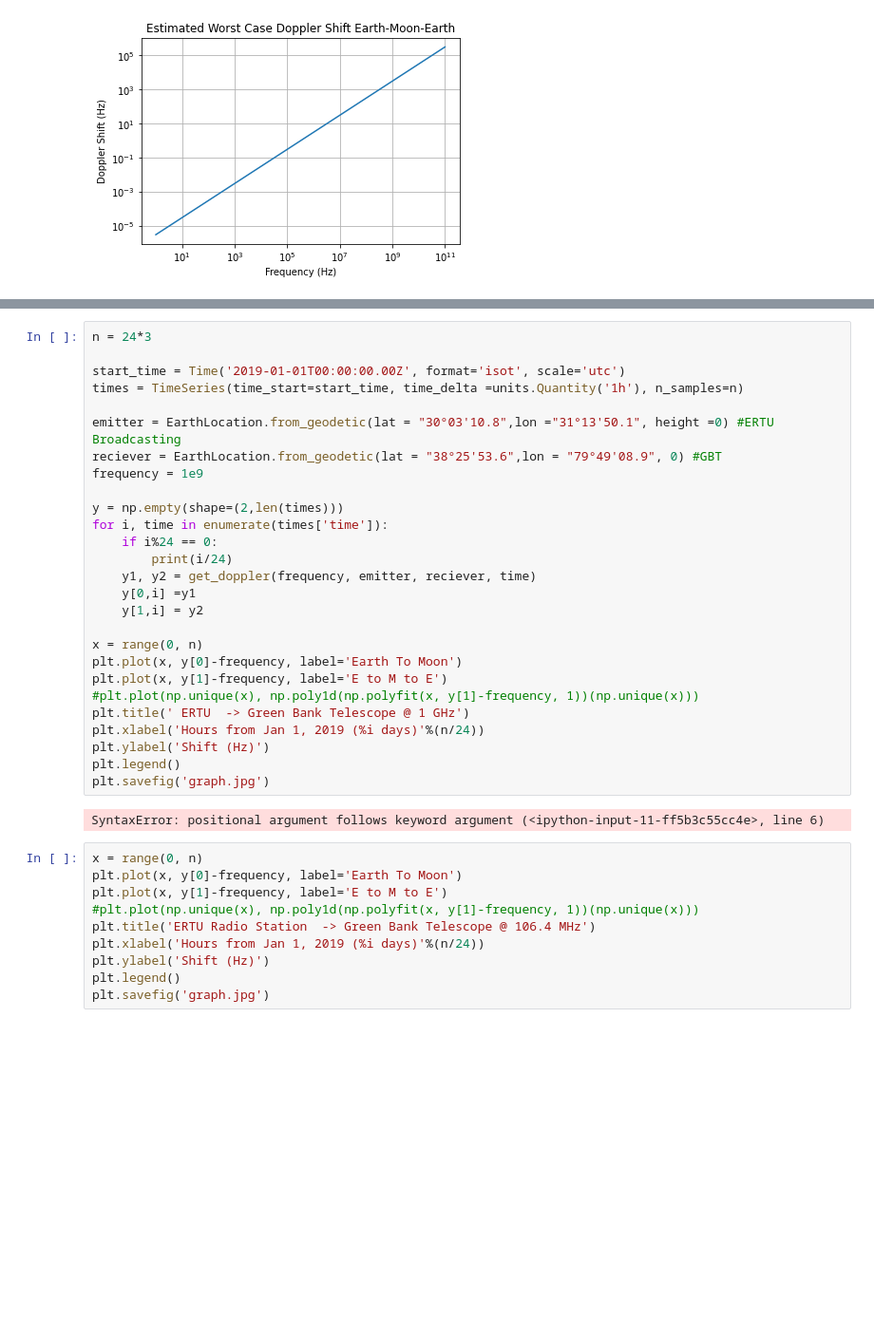
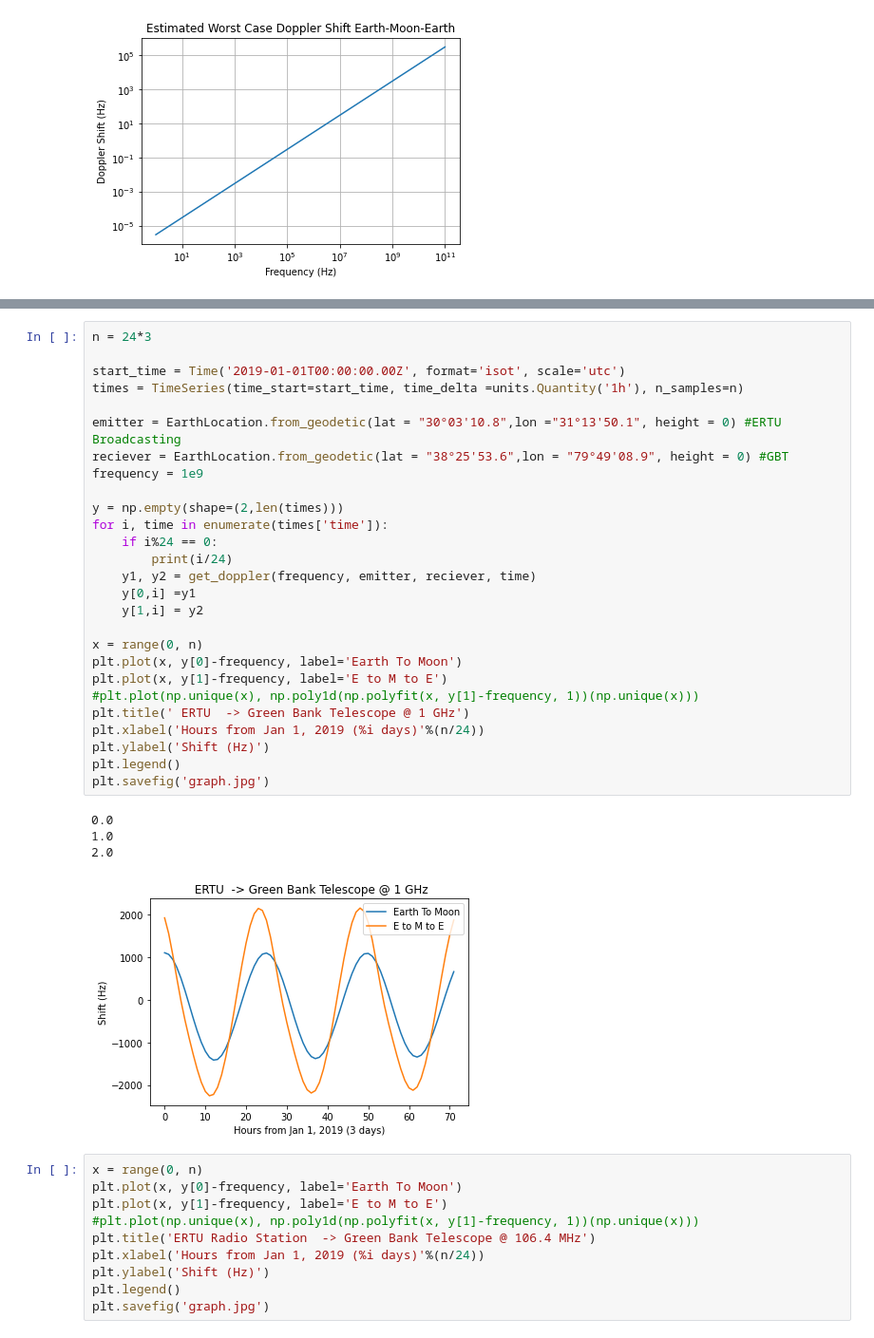
Before and after one commit to BlueCakeWithCows/kohls-seti, a Jupyter notebook: moon_doppler.ipynb, the cells around one changed output, grey strips where cells are left out. Shown at 95% size. Drawn from its saved outputs; the diff is of its cells as text; blank space fills up the shorter version.

```diff
--- a/moon_doppler.ipynb
+++ b/moon_doppler.ipynb
@@ -143,32 +161,35 @@ ValueError: Format 'jpg' is not supported (supported formats: eps, pdf, pgf, png
 # %%
 n = 24*3
 
 start_time = Time('2019-01-01T00:00:00.00Z', format='isot', scale='utc')
 times = TimeSeries(time_start=start_time, time_delta =units.Quantity('1h'), n_samples=n)
 
-emitter = EarthLocation.from_geodetic(lat = "30°03'10.8",lon ="31°13'50.1", height =0) #ERTU  Broadcasting
-reciever = EarthLocation.from_geodetic(lat = "38°25'53.6",lon = "79°49'08.9", 0) #GBT
+emitter = EarthLocation.from_geodetic(lat = "30°03'10.8",lon ="31°13'50.1", height = 0) #ERTU  Broadcasting
+reciever = EarthLocation.from_geodetic(lat = "38°25'53.6",lon = "79°49'08.9", height = 0) #GBT
 frequency = 1e9
 
 y = np.empty(shape=(2,len(times)))
 for i, time in enumerate(times['time']):
     if i%24 == 0:
         print(i/24)
     y1, y2 = get_doppler(frequency, emitter, reciever, time)
     y[0,i] =y1
     y[1,i] = y2
 
 x = range(0, n)
 plt.plot(x, y[0]-frequency, label='Earth To Moon')
 plt.plot(x, y[1]-frequency, label='E to M to E')
 #plt.plot(np.unique(x), np.poly1d(np.polyfit(x, y[1]-frequency, 1))(np.unique(x)))
 plt.title(' ERTU  -> Green Bank Telescope @ 1 GHz')
 plt.xlabel('Hours from Jan 1, 2019 (%i days)'%(n/24))
 plt.ylabel('Shift (Hz)')
 plt.legend()
 plt.savefig('graph.jpg')
 # %% [output]
-SyntaxError: positional argument follows keyword argument (<ipython-input-11-ff5b3c55cc4e>, line 6)
+0.0
+1.0
+2.0
+[figure, added]
 # %%
 x = range(0, n)
 plt.plot(x, y[0]-frequency, label='Earth To Moon')
```
Also changed, not shown: parts of 2 cells of this notebook, 1 other file.
